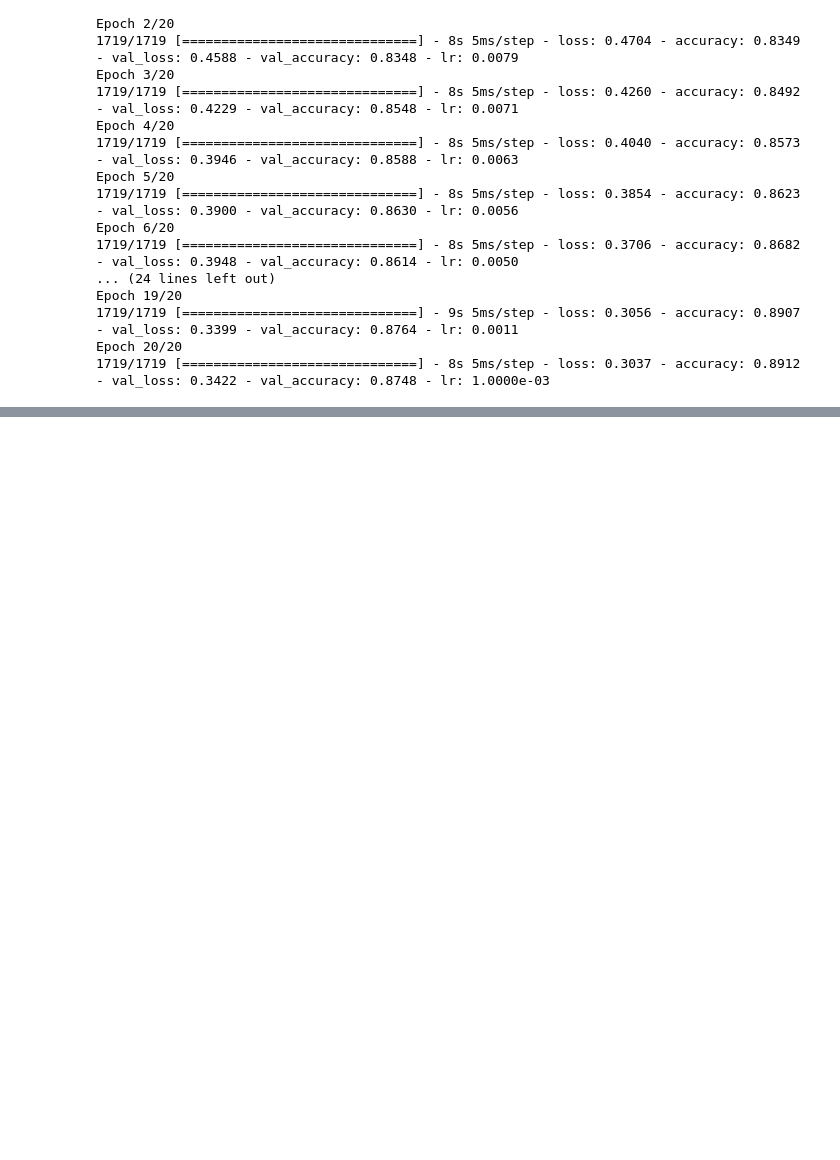
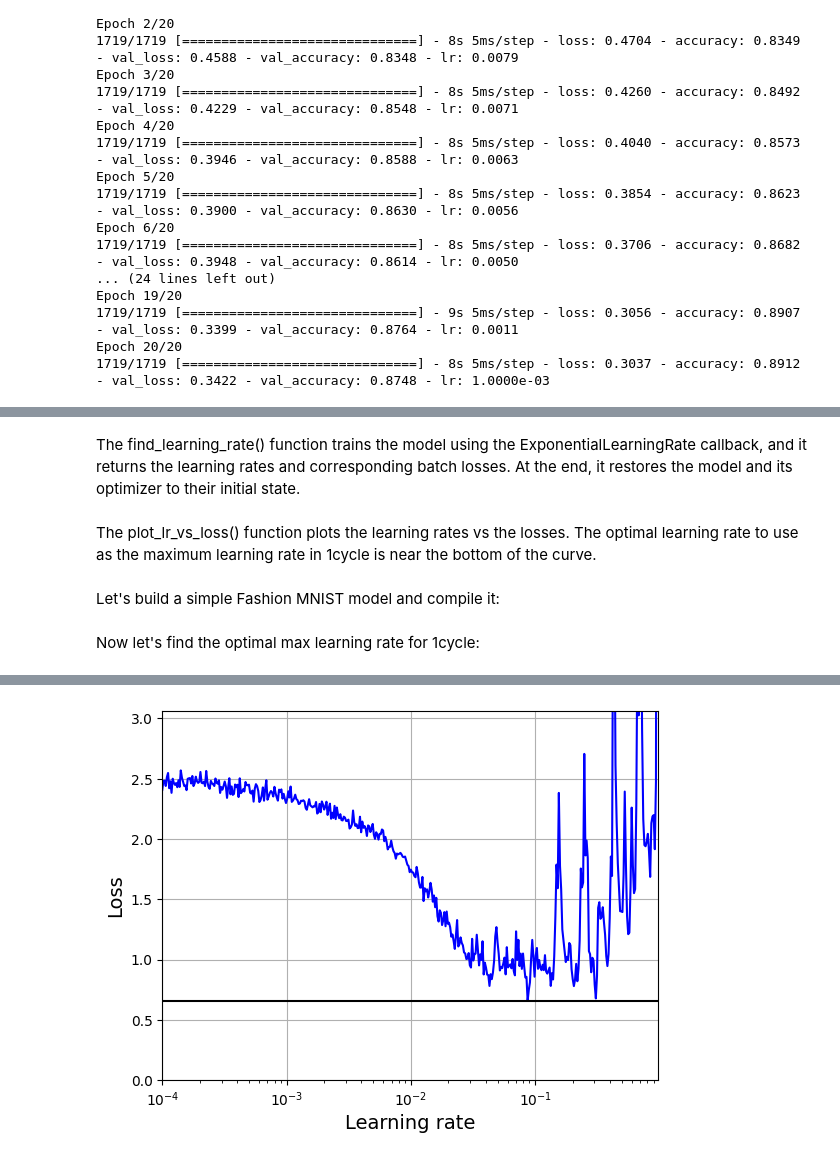
Before and after one commit to Pavan-jangid-here/Learning, a Jupyter notebook: Machine Learning (ML)/10. deep neural network.ipynb, the cells around one changed output, grey strips where cells are left out. Cells and saved outputs as stored; diff of their text form; code cells hidden in the pictures; blank space fills up the shorter version.

```diff
--- a/Machine Learning (ML)/10. deep neural network.ipynb
+++ b/Machine Learning (ML)/10. deep neural network.ipynb
@@ -1082,0 +1297,43 @@ Epoch 20/20
+# %% [markdown]
+The find_learning_rate() function trains the model using the ExponentialLearningRate callback, and it returns the learning rates and corresponding batch losses. At the end, it restores the model and its optimizer to their initial state.
+# %%
+def find_learning_rate(model, X, y, epochs=1, batch_size=32, min_rate=1e-4,
+                       max_rate=1):
+    init_weights = model.get_weights()
+    iterations = math.ceil(len(X) / batch_size) * epochs
+    factor = (max_rate / min_rate) ** (1 / iterations)
+    init_lr = K.get_value(model.optimizer.learning_rate)
+    model.optimizer.learning_rate = min_rate
+    exp_lr = ExponentialLearningRate(factor)
+    history = model.fit(X, y, epochs=epochs, batch_size=batch_size,
+                        callbacks=[exp_lr])
+    model.optimizer.learning_rate = init_lr
+    model.set_weights(init_weights)
+    return exp_lr.rates, exp_lr.losses
+# %% [markdown]
+The plot_lr_vs_loss() function plots the learning rates vs the losses. The optimal learning rate to use as the maximum learning rate in 1cycle is near the bottom of the curve.
+# %%
+def plot_lr_vs_loss(rates, losses):
+    plt.plot(rates, losses, "b")
+    plt.gca().set_xscale('log')
+    max_loss = losses[0] + min(losses)
+    plt.hlines(min(losses), min(rates), max(rates), color="k")
+    plt.axis([min(rates), max(rates), 0, max_loss])
+    plt.xlabel("Learning rate")
+    plt.ylabel("Loss")
+    plt.grid()
+# %% [markdown]
+Let's build a simple Fashion MNIST model and compile it:
+# %%
+model = build_model()
+model.compile(loss="sparse_categorical_crossentropy",
+              optimizer=tf.keras.optimizers.SGD(learning_rate=0.001),
+              metrics=["accuracy"])
+# %% [markdown]
+Now let's find the optimal max learning rate for 1cycle:
+# %%
+batch_size = 128
+rates, losses = find_learning_rate(model, X_train, y_train, epochs=1,
+                                   batch_size=batch_size)
+plot_lr_vs_loss(rates, losses)
+# %% [output]
@@ -1082,0 +1341 @@ Epoch 20/20
+[figure, added]
```
Also changed, not shown: parts of 22 cells of this notebook.
